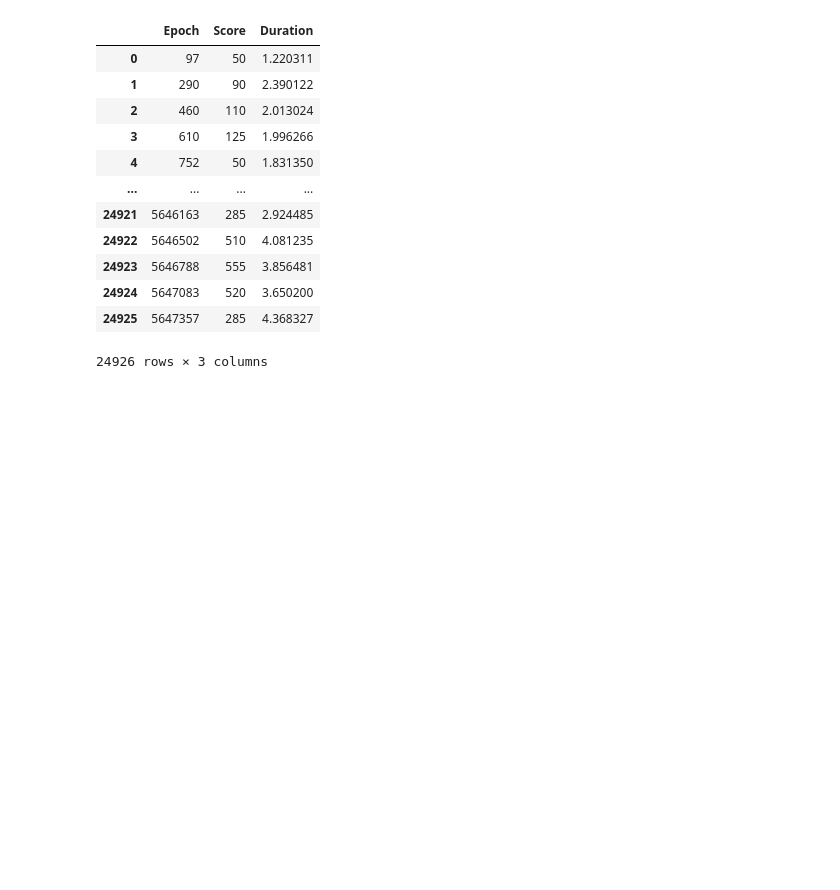
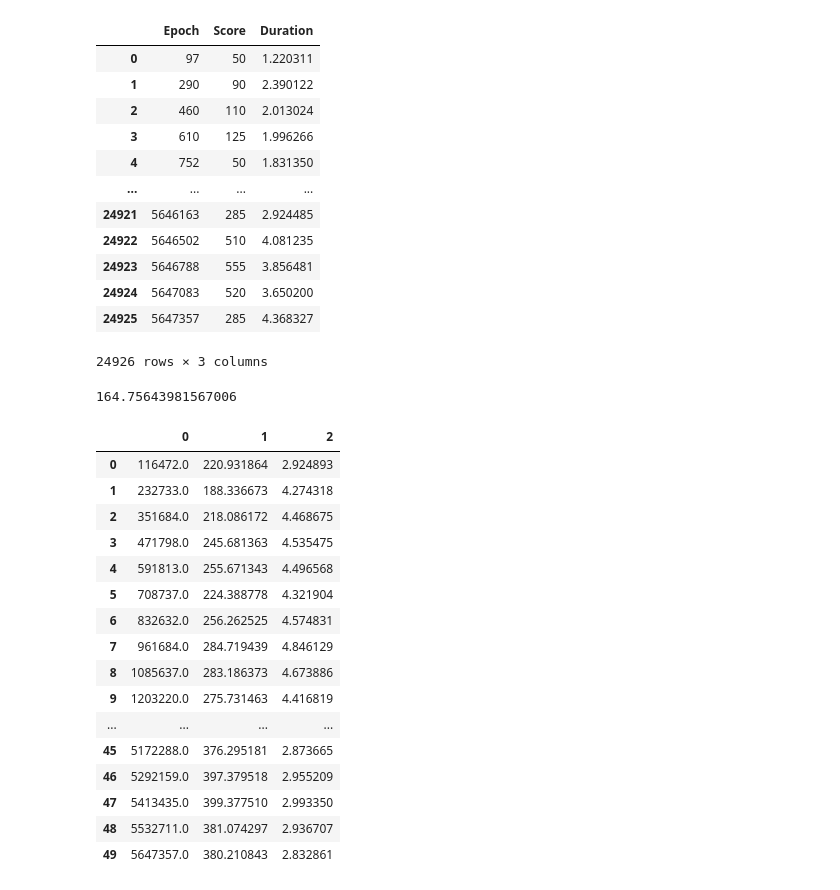
Before and after one commit to p-owens/ai, a Jupyter notebook: ppo/ppo_results.ipynb, the cells around one changed output. Drawn from its saved outputs; the diff is of its cells as text; code cells hidden in the pictures; blank space fills up the shorter version.

```diff
--- a/ppo/ppo_results.ipynb
+++ b/ppo/ppo_results.ipynb
@@ -59,3 +56,27 @@ log_file
+# %%
+np.std(chunks[-1][:,1])
+# %% [output]
+164.75643981567006
+# %%
+pd.DataFrame(chunked_data)
+# %% [output]
+|  | 0 | 1 | 2 |
+| 0 | 116472.0 | 220.931864 | 2.924893 |
+| 1 | 232733.0 | 188.336673 | 4.274318 |
+| 2 | 351684.0 | 218.086172 | 4.468675 |
+| 3 | 471798.0 | 245.681363 | 4.535475 |
+| 4 | 591813.0 | 255.671343 | 4.496568 |
+| 5 | 708737.0 | 224.388778 | 4.321904 |
+| 6 | 832632.0 | 256.262525 | 4.574831 |
+| 7 | 961684.0 | 284.719439 | 4.846129 |
+| 8 | 1085637.0 | 283.186373 | 4.673886 |
+| 9 | 1203220.0 | 275.731463 | 4.416819 |
+| ... | ... | ... | ... |
+| 45 | 5172288.0 | 376.295181 | 2.873665 |
+| 46 | 5292159.0 | 397.379518 | 2.955209 |
+| 47 | 5413435.0 | 399.377510 | 2.993350 |
+| 48 | 5532711.0 | 381.074297 | 2.936707 |
+| 49 | 5647357.0 | 380.210843 | 2.832861 |
 # %%
 # Display on the plot as epoch versus score
 
```
Also changed, not shown: parts of 5 cells of this notebook.
